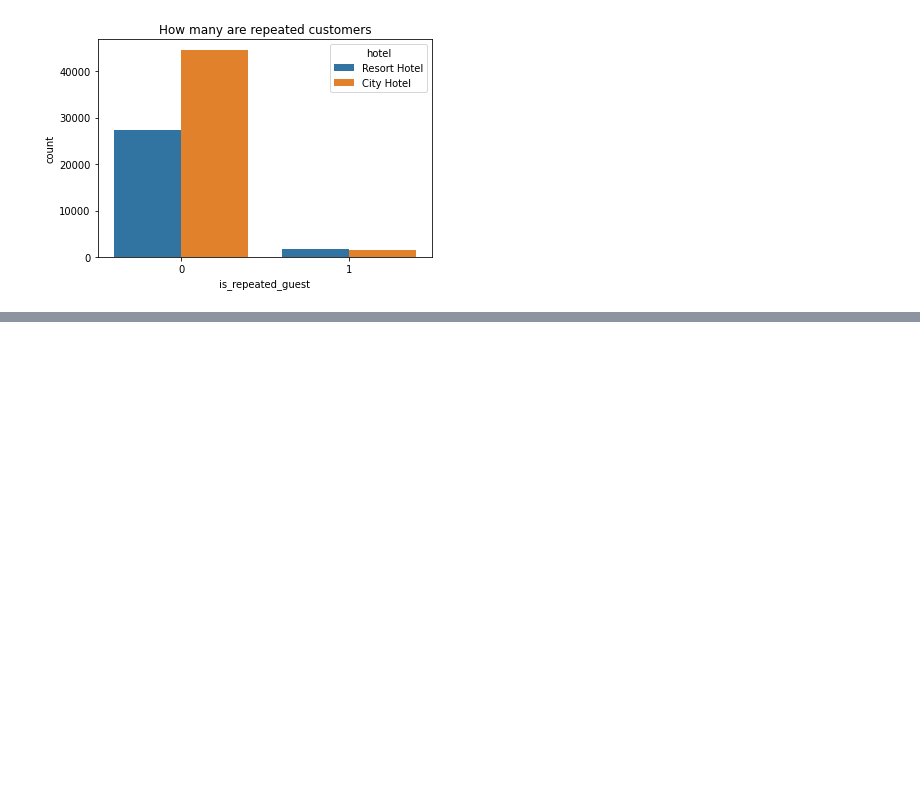
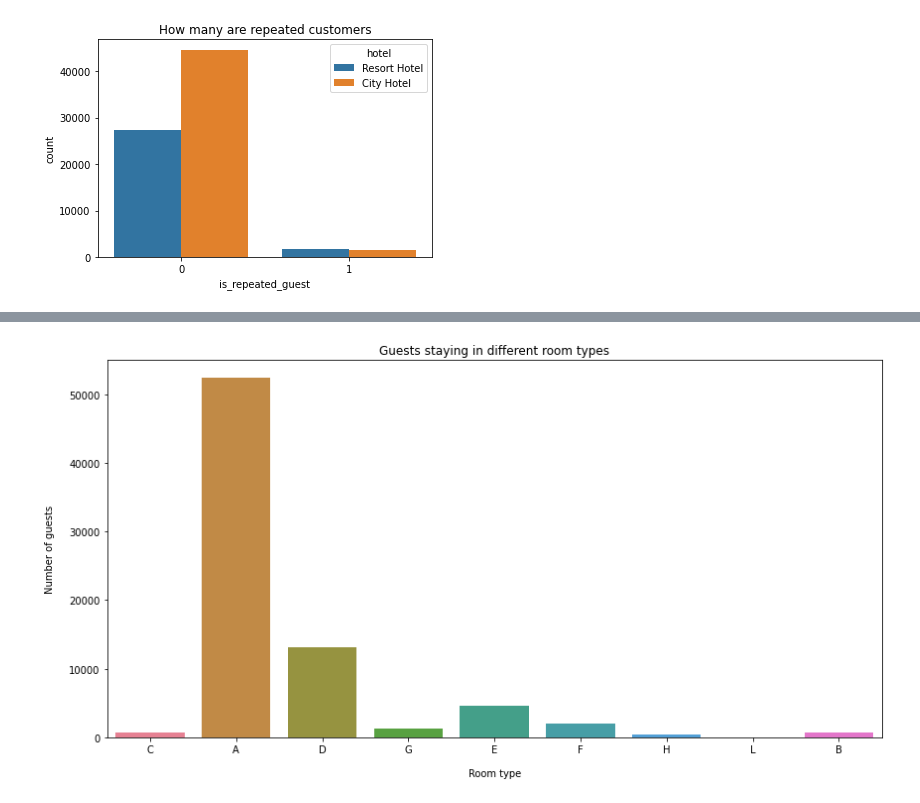
Before and after one commit to Gaurav-Bindal/Hotel-Booking-Analysis, a Jupyter notebook: Hotel_Booking_Analysis.ipynb, the cells around one changed output, grey strips where cells are left out. Cells and saved outputs as stored; diff of their text form; code cells hidden in the pictures; blank space fills up the shorter version.

```diff
--- a/Hotel_Booking_Analysis.ipynb
+++ b/Hotel_Booking_Analysis.ipynb
@@ -280,0 +318,9 @@ Text(0.5, 1.0, 'How many are repeated customers')
+# %%
+# Graphically representing the booking proportion for each room type
+plt.figure(figsize=(14,7))
+sns.countplot(hotel_arrival['reserved_room_type'], palette='husl').set_title ('Guests staying in different room types')
+plt.xlabel("Room type", labelpad=14)
+plt.ylabel("Number of guests", labelpad=14)
+plt.show()
+# %% [output]
+[figure, added]
```
Also changed, not shown: parts of 8 cells of this notebook.
